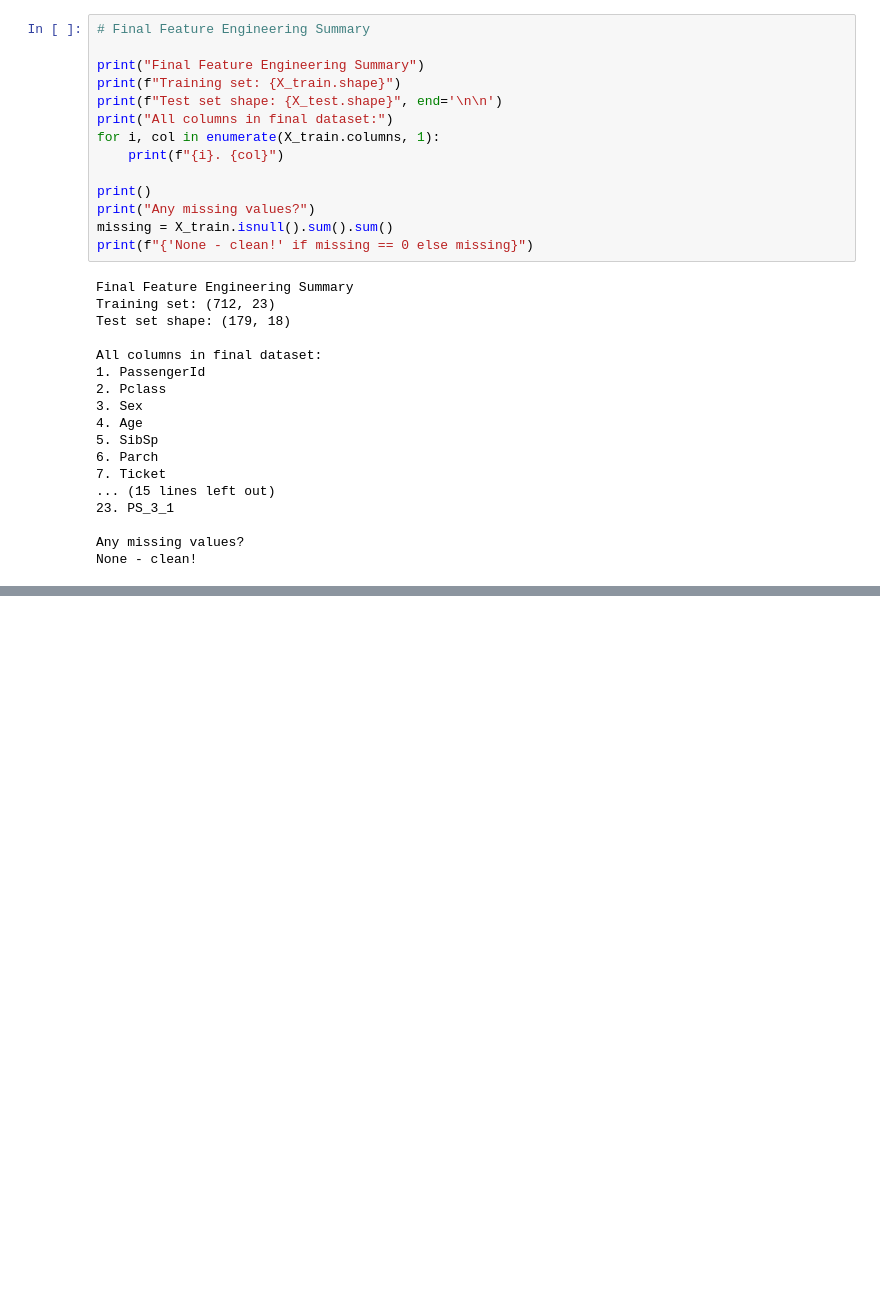
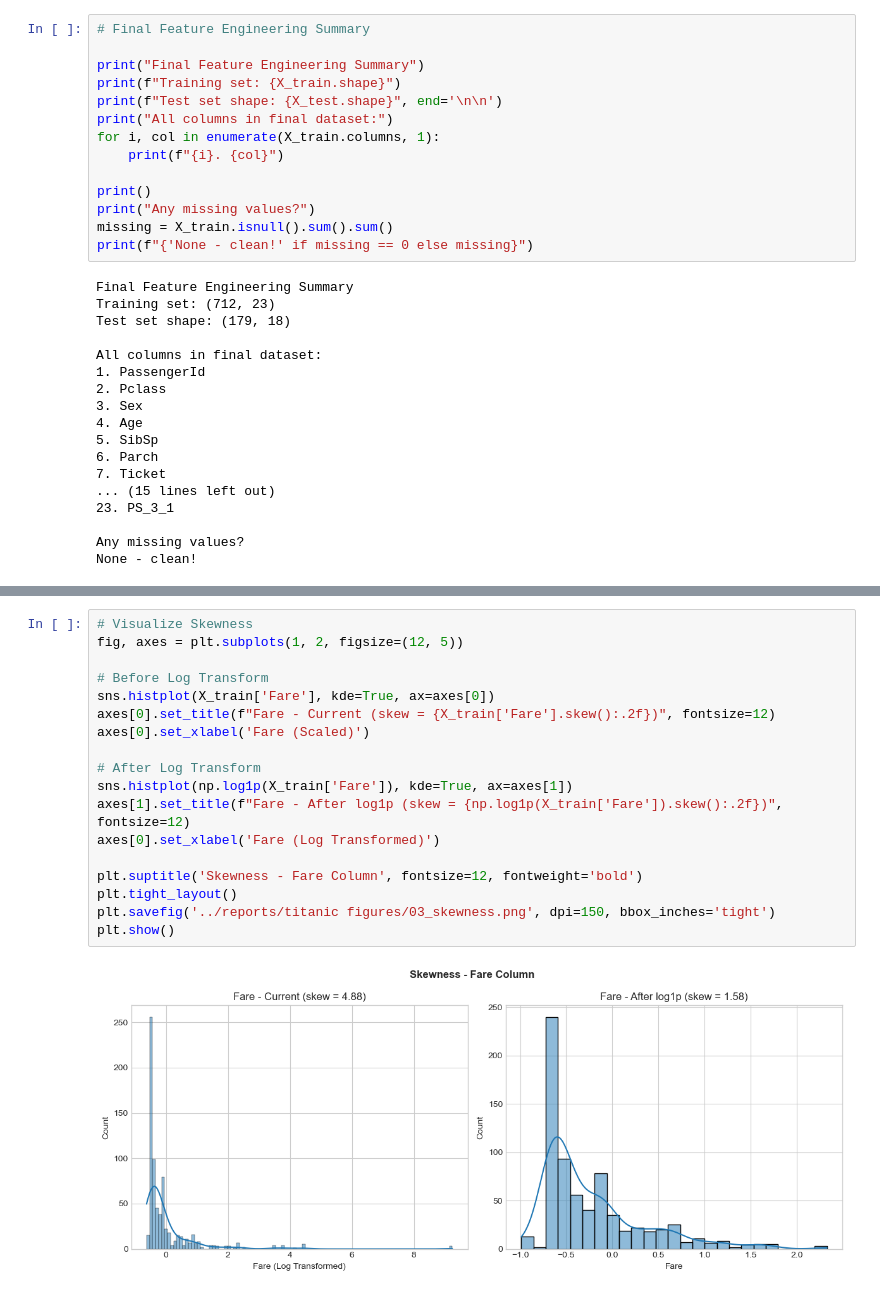
Before and after one commit to proshanta-pal/Core-Machine-Learning-, a Jupyter notebook: EDA/notebooks/03_feature_engineering.ipynb, the cells around one changed output, grey strips where cells are left out. Saved outputs shown, nothing was run; the diff lists cells and outputs as text; blank space fills up the shorter version.

Commit message:
FE/Handling Skewness and outliers

```diff
--- a/EDA/notebooks/03_feature_engineering.ipynb
+++ b/EDA/notebooks/03_feature_engineering.ipynb
@@ -561,0 +628,20 @@ None - clean!
+# %%
+# Visualize Skewness
+fig, axes = plt.subplots(1, 2, figsize=(12, 5))
+
+# Before Log Transform
+sns.histplot(X_train['Fare'], kde=True, ax=axes[0])
+axes[0].set_title(f"Fare - Current (skew = {X_train['Fare'].skew():.2f})", fontsize=12)
+axes[0].set_xlabel('Fare (Scaled)')
+
+# After Log Transform
+sns.histplot(np.log1p(X_train['Fare']), kde=True, ax=axes[1])
+axes[1].set_title(f"Fare - After log1p (skew = {np.log1p(X_train['Fare']).skew():.2f})", fontsize=12)
+axes[0].set_xlabel('Fare (Log Transformed)')
+
+plt.suptitle('Skewness - Fare Column', fontsize=12, fontweight='bold')
+plt.tight_layout()
+plt.savefig('../reports/titanic figures/03_skewness.png', dpi=150, bbox_inches='tight')
+plt.show()
+# %% [output]
+[figure, added]
```
Also changed, not shown: parts of 5 cells of this notebook, 3 other files.
